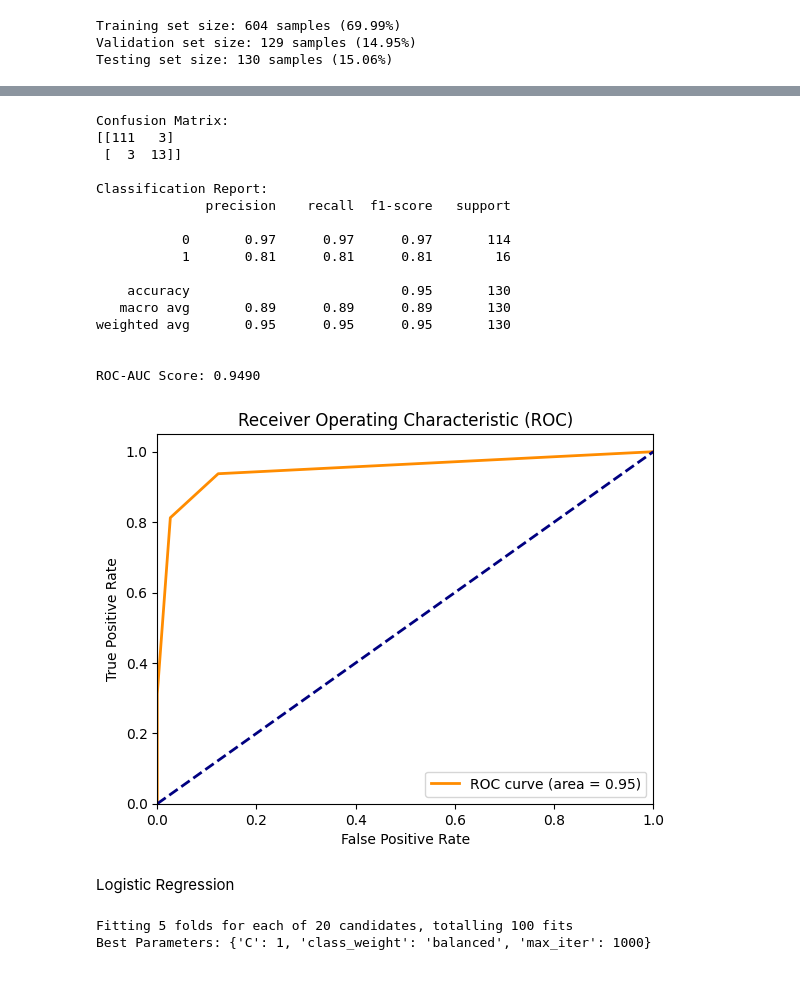
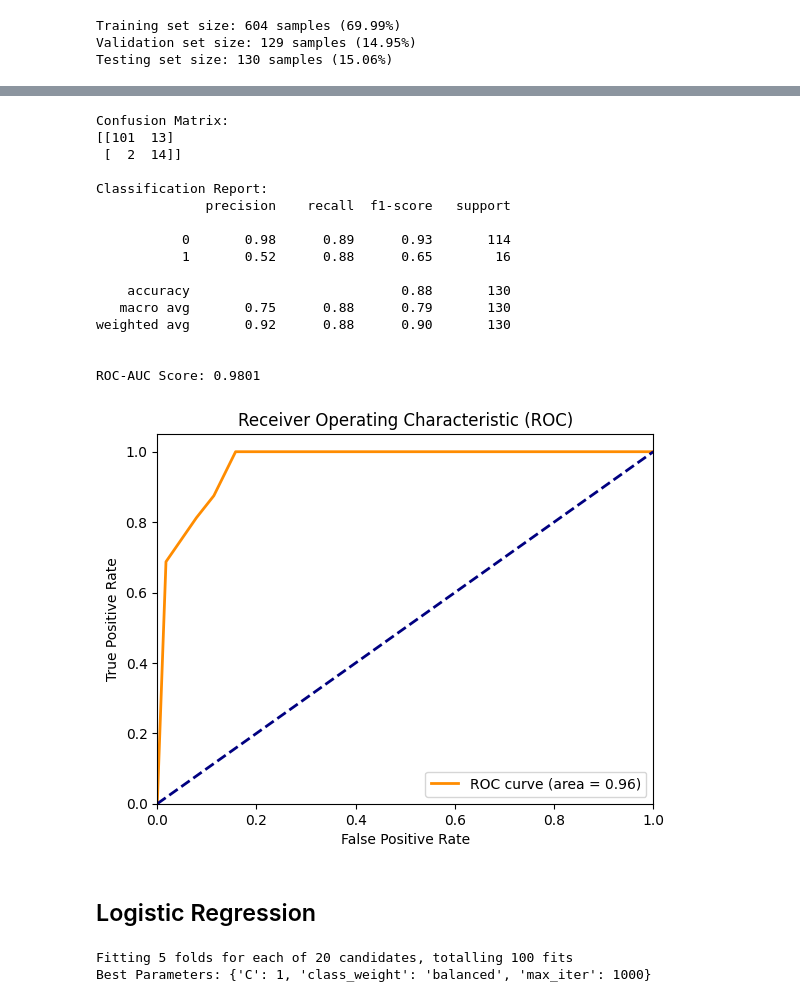
Before and after one commit to Mariz-Youssef/COVID-19-Outcome-Prediction, a Jupyter notebook: Notebook-1.ipynb, the cells around one changed output, grey strips where cells are left out. Cells and saved outputs as stored; diff of their text form; code cells hidden in the pictures.

```diff
--- a/Notebook-1.ipynb
+++ b/Notebook-1.ipynb
@@ -107,7 +161,7 @@ recall_scorer = make_scorer(recall_score)
 for k in range(1, 21):
     knn = KNeighborsClassifier(n_neighbors=k)
     # Use the recall scorer for cross-validation
-    cv_scores = cross_val_score(knn, X_train, y_train, cv=5, scoring=recall_scorer)  # 5-fold cross-validation
+    cv_scores = cross_val_score(knn, X_train_resampled, y_train_resampled, cv=5, scoring=recall_scorer)  # 5-fold cross-validation
     mean_recall = cv_scores.mean()
     #print(f"k={k}, Cross-Validation Recall: {mean_recall}")
     if (mean_recall > best_recall) & (k!=1): #to avoid overfitting
@@ -120,5 +174,5 @@ Optimal number of neighbors (k) for maximum recall: 3
 # %%
 # 5. Train the KNN classifier with the optimal k
 knn = KNeighborsClassifier(n_neighbors=best_k)
-knn.fit(X_train, y_train)
+knn.fit(X_train_resampled, y_train_resampled)
 # %% [output]
@@ -126,11 +180,10 @@ KNeighborsClassifier(n_neighbors=3)
 # %%
-knn.fit(X_val, y_val)
 # 6. Predict on the test set
 y_pred_val = knn.predict(X_val)
 y_pred_proba_val = knn.predict_proba(X_val)[:, 1]  # Probability for the positive class
 # Confusion Matrix
 print("Confusion Matrix:")
-print(confusion_matrix(y_val, y_val))
+print(confusion_matrix(y_val, y_pred_val))
 
 # Classification Report (precision, recall, F1-score)
 print("\nClassification Report:")
@@ -141,16 +194,16 @@ roc_auc = roc_auc_score(y_val, y_pred_proba_val)
 print(f"\nROC-AUC Score: {roc_auc:.4f}")
 
 # Plot ROC Curve
-fpr, tpr, thresholds = roc_curve(y_val, y_pred_proba_val)
-plt.figure()
-plt.plot(fpr, tpr, color='darkorange', lw=2, label=f'ROC curve (area = {roc_auc:.2f})')
-plt.plot([0, 1], [0, 1], color='navy', lw=2, linestyle='--')
-plt.xlim([0.0, 1.0])
-plt.ylim([0.0, 1.05])
-plt.xlabel('False Positive Rate')
-plt.ylabel('True Positive Rate')
-plt.title('Receiver Operating Characteristic (ROC)')
-plt.legend(loc="lower right")
-plt.show()
+#fpr, tpr, thresholds = roc_curve(y_val, y_pred_proba_val)
+#plt.figure()
+#plt.plot(fpr, tpr, color='darkorange', lw=2, label=f'ROC curve (area = {roc_auc:.2f})')
+#plt.plot([0, 1], [0, 1], color='navy', lw=2, linestyle='--')
+#plt.xlim([0.0, 1.0])
+#plt.ylim([0.0, 1.05])
+#plt.xlabel('False Positive Rate')
+#plt.ylabel('True Positive Rate')
+#plt.title('Receiver Operating Characteristic (ROC)')
+#plt.legend(loc="lower right")
+#plt.show()
 # %% [output]
 Confusion Matrix:
@@ -173,50 +225,50 @@ ROC-AUC Score: 0.9834
 # %%
 # 6. Predict on the test set
-y_pred = knn.predict(X_test)
-y_pred_proba = knn.predict_proba(X_test)[:, 1]  # Probability for the positive class
+y_pred_knn = knn.predict(X_test)
+y_pred_proba_knn = knn.predict_proba(X_test)[:, 1]  # Probability for the positive class
 # %%
 # Confusion Matrix
 print("Confusion Matrix:")
-print(confusion_matrix(y_test, y_pred))
+print(confusion_matrix(y_test, y_pred_knn))
 
 # Classification Report (precision, recall, F1-score)
 print("\nClassification Report:")
-print(classification_report(y_test, y_pred))
+print(classification_report(y_test, y_pred_knn))
 
 # ROC-AUC Score
-roc_auc = roc_auc_score(y_test, y_pred_proba)
+roc_auc_knn = roc_auc_score(y_test, y_pred_proba_knn)
 print(f"\nROC-AUC Score: {roc_auc:.4f}")
 
 # Plot ROC Curve
-fpr, tpr, thresholds = roc_curve(y_test, y_pred_proba)
+fpr_knn, tpr_knn, thresholds = roc_curve(y_test, y_pred_proba_knn)
 plt.figure()
-plt.plot(fpr, tpr, color='darkorange', lw=2, label=f'ROC curve (area = {roc_auc:.2f})')
+plt.plot(fpr_knn, tpr_knn, color='darkorange', lw=2, label=f'ROC curve (area = {roc_auc_knn:.2f})')
 plt.plot([0, 1], [0, 1], color='navy', lw=2, linestyle='--')
 plt.xlim([0.0, 1.0])
 plt.ylim([0.0, 1.05])
 plt.xlabel('False Positive Rate')
 plt.ylabel('True Positive Rate')
 plt.title('Receiver Operating Characteristic (ROC)')
 plt.legend(loc="lower right")
 plt.show()
 # %% [output]
 Confusion Matrix:
-[[111   3]
- [  3  13]]
+[[101  13]
+ [  2  14]]
 
 Classification Report:
               precision    recall  f1-score   support
 
-           0       0.97      0.97      0.97       114
-           1       0.81      0.81      0.81        16
+           0       0.98      0.89      0.93       114
+           1       0.52      0.88      0.65        16
 
-    accuracy                           0.95       130
-   macro avg       0.89      0.89      0.89       130
-weighted avg       0.95      0.95      0.95       130
+    accuracy                           0.88       130
+   macro avg       0.75      0.88      0.79       130
+weighted avg       0.92      0.88      0.90       130
 
 
-ROC-AUC Score: 0.9490
+ROC-AUC Score: 0.9801
-[figure, old version]
+[figure, new version]
-# %% [markdown]
-Logistic Regression
+# %% [markdown]
+## Logistic Regression
 # %%
```
Also changed, not shown: parts of 21 cells of this notebook.
